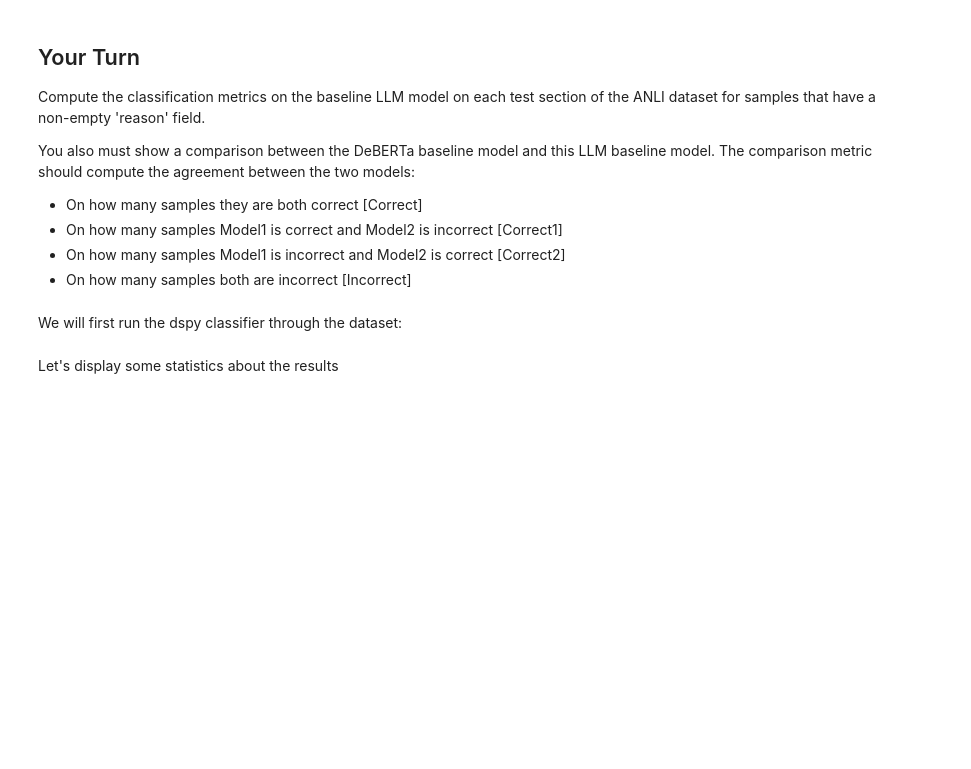
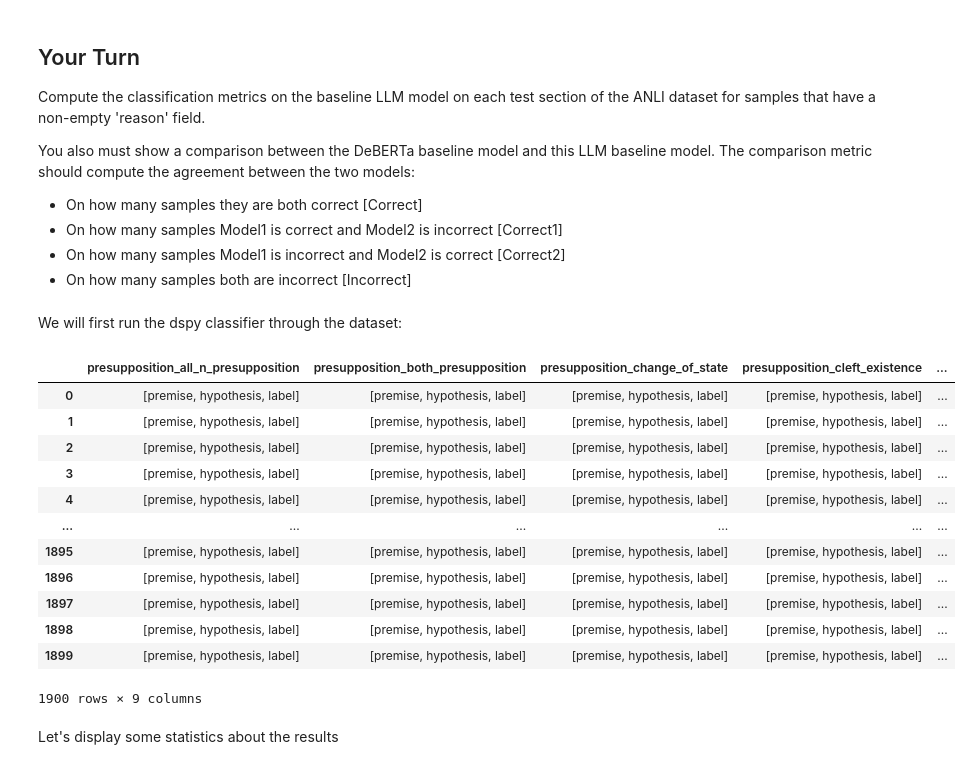
Before and after one commit to lotem1995/nlp-with-llms-2025-hw2, a Jupyter notebook: imppres_llm_baseline.ipynb, the cells around one changed output. Saved outputs shown, nothing was run; the diff lists cells and outputs as text; code cells hidden in the pictures; blank space fills up the shorter version.

```diff
--- a/imppres_llm_baseline.ipynb
+++ b/imppres_llm_baseline.ipynb
@@ -97,21 +159,32 @@ def accuracy_metric(example, pred, *args):
 # %%
 import pandas as pd
 # Convert to DSPy Example objects
 dspy_examples = {}
 for section_name, section in dataset.items():
-    key = next(iter(section.keys()))
-    ds = section[key]
     dspy_examples[section_name] = [
         dspy.Example(
             premise=ex['premise'],
             hypothesis=ex['hypothesis'],
             label=label_names[ex['gold_label']]
         ).with_inputs("premise", "hypothesis")
-        for ex in ds
+        for ex in section
     ]
 
 df = pd.DataFrame(dspy_examples)
-display(df)
+# %% [output]
+|  | presupposition_all_n_presupposition | presupposition_both_presupposition | presupposition_change_of_state | presupposition_cleft_existence | ... |
+| 0 | [premise, hypothesis, label] | [premise, hypothesis, label] | [premise, hypothesis, label] | [premise, hypothesis, label] | ... |
+| 1 | [premise, hypothesis, label] | [premise, hypothesis, label] | [premise, hypothesis, label] | [premise, hypothesis, label] | ... |
+| 2 | [premise, hypothesis, label] | [premise, hypothesis, label] | [premise, hypothesis, label] | [premise, hypothesis, label] | ... |
+| 3 | [premise, hypothesis, label] | [premise, hypothesis, label] | [premise, hypothesis, label] | [premise, hypothesis, label] | ... |
+| 4 | [premise, hypothesis, label] | [premise, hypothesis, label] | [premise, hypothesis, label] | [premise, hypothesis, label] | ... |
+| ... | ... | ... | ... | ... | ... |
+| 1895 | [premise, hypothesis, label] | [premise, hypothesis, label] | [premise, hypothesis, label] | [premise, hypothesis, label] | ... |
+| 1896 | [premise, hypothesis, label] | [premise, hypothesis, label] | [premise, hypothesis, label] | [premise, hypothesis, label] | ... |
+| 1897 | [premise, hypothesis, label] | [premise, hypothesis, label] | [premise, hypothesis, label] | [premise, hypothesis, label] | ... |
+| 1898 | [premise, hypothesis, label] | [premise, hypothesis, label] | [premise, hypothesis, label] | [premise, hypothesis, label] | ... |
+| 1899 | [premise, hypothesis, label] | [premise, hypothesis, label] | [premise, hypothesis, label] | [premise, hypothesis, label] | ... |
+1900 rows × 9 columns
 # %%
 from dspy.evaluate import Evaluate
 from evaluate import combine, load
```
Also changed, not shown: parts of 49 cells of this notebook, 2 other files.
